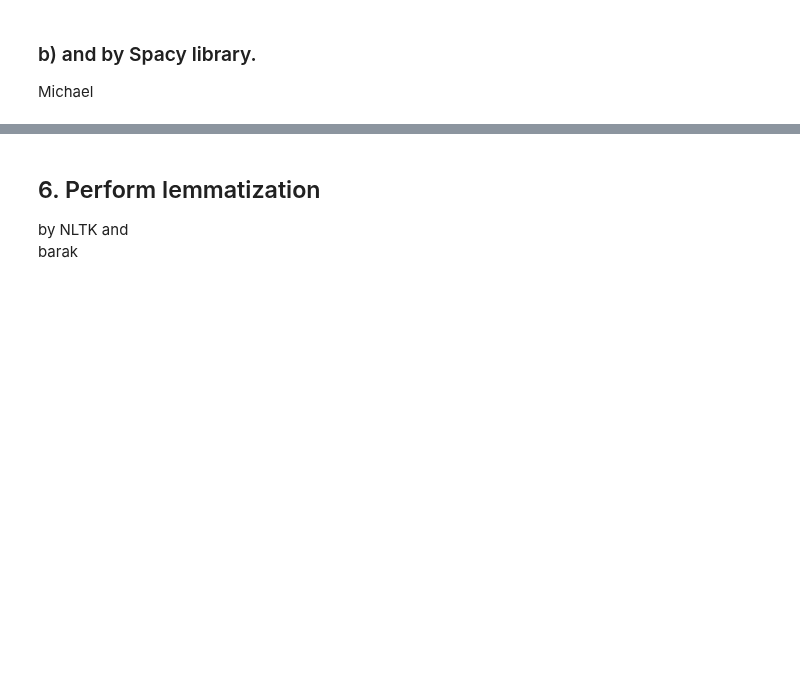
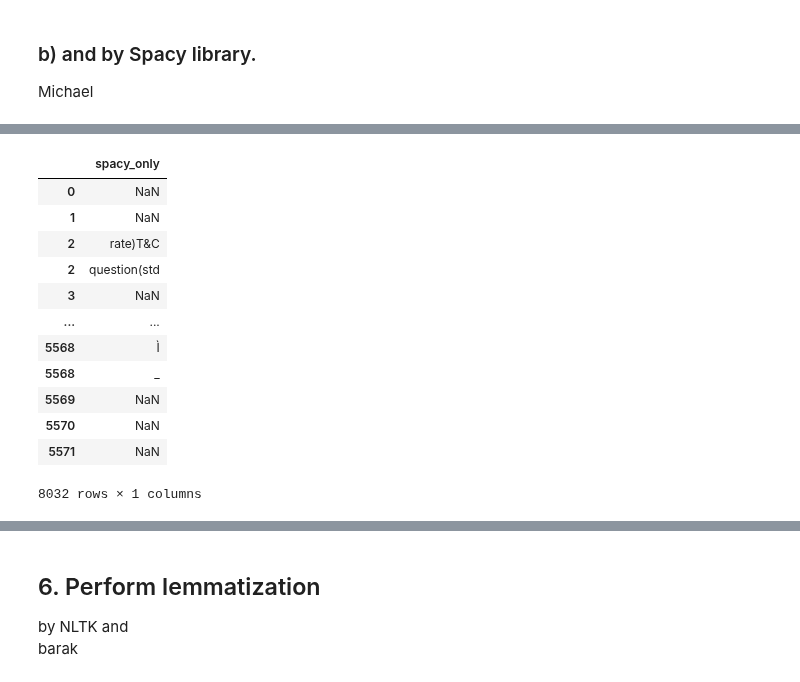
Before and after one commit to vodkolav/DSlab1, a Jupyter notebook: NLP/Assignment1.ipynb, the cells around one changed output, grey strips where cells are left out. Saved outputs shown, nothing was run; the diff lists cells and outputs as text; code cells hidden in the pictures; blank space fills up the shorter version.

```diff
--- a/NLP/Assignment1.ipynb
+++ b/NLP/Assignment1.ipynb
@@ -191,0 +193,5 @@ Go until jurong point, crazy.. Available only in bugis n great world la e buffet
+# %%
+import spacy
+nlp = spacy.load("en_core_web_sm")
+
+spam['spacy'] = spam['msg'].apply(nlp)
@@ -191,0 +200,3 @@ Go until jurong point, crazy.. Available only in bugis n great world la e buffet
+# %%
+spam["spacy_tokens"] = spam.spacy.apply(lambda row: [r.text for r in row])
+spam.spacy_tokens
@@ -193,0 +220,2 @@ Go until jurong point, crazy.. Available only in bugis n great world la e buffet
+# %%
+spam['token_diff'] = spam.apply(lambda row: set(row['spacy_tokens']).symmetric_difference(set(row['nltk_tokens'])), axis=1)
@@ -193,0 +245,30 @@ Go until jurong point, crazy.. Available only in bugis n great world la e buffet
+# %%
+
+spam['spacy_only'] = spam.apply(lambda row: list(set(row['spacy_tokens']).difference(set(row['nltk_tokens' ]))), axis=1)
+spam['nltk_only']  = spam.apply(lambda row: list(set(row['nltk_tokens' ]).difference(set(row['spacy_tokens']))), axis=1)
+# %%
+so = spam.explode('spacy_only')[['spacy_only']]
+
+q = """
+select spacy_only, count(spacy_only) as cnt
+from so
+group by spacy_only
+order by cnt desc
+limit 50
+"""
+
+so = ps.sqldf(q).head(50)
+# %% [output]
+|  | spacy_only |
+| 0 | NaN |
+| 1 | NaN |
+| 2 | rate)T&C |
+| 2 | question(std |
+| 3 | NaN |
+| ... | ... |
+| 5568 | Ì |
+| 5568 | _ |
+| 5569 | NaN |
+| 5570 | NaN |
+| 5571 | NaN |
+8032 rows × 1 columns
```
Also changed, not shown: parts of 23 cells of this notebook, 1 other file.
